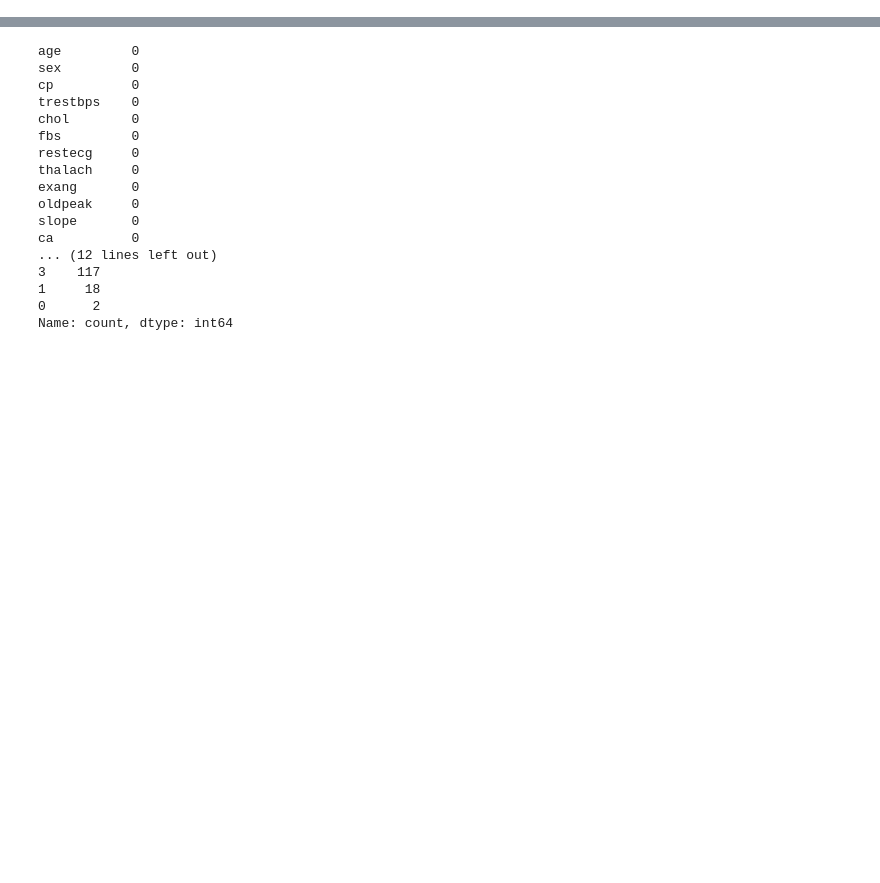
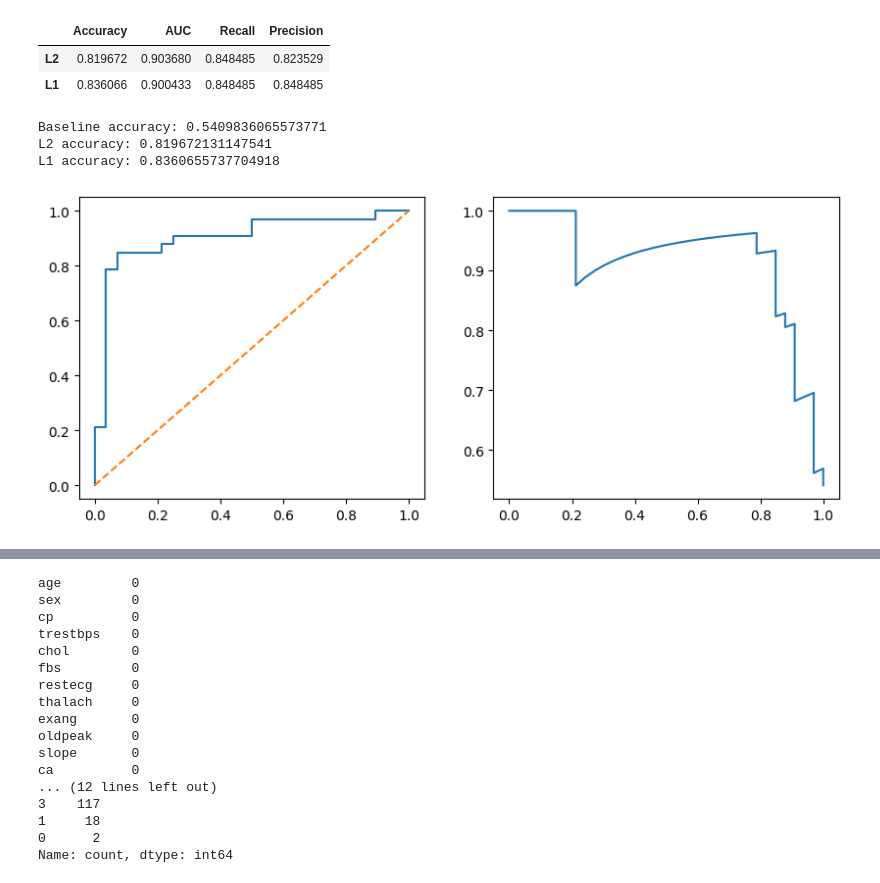
Before and after one commit to linhsand/CatLinh_lab_Machinelearning, a Jupyter notebook: 01-Hoc-May/01-Phan-Loai/TT-04-Logistic-Regression/notebooks/logistic_heart.ipynb, the cells around one changed output, grey strips where cells are left out. Cells and saved outputs as stored; diff of their text form; code cells hidden in the pictures; blank space fills up the shorter version.

```diff
--- a/01-Hoc-May/01-Phan-Loai/TT-04-Logistic-Regression/notebooks/logistic_heart.ipynb
+++ b/01-Hoc-May/01-Phan-Loai/TT-04-Logistic-Regression/notebooks/logistic_heart.ipynb
@@ -13,0 +107,19 @@ Còn lại: 302 dòng
+# %%
+#train logistic regression với CV chọn C
+from sklearn.pipeline import Pipeline
+from sklearn.linear_model import LogisticRegressionCV
+from sklearn.model_selection import StratifiedKFold
+
+def train_logreg(penalty):
+    solver = 'liblinear' if penalty == 'l1' else 'lbfgs'
+    model = LogisticRegressionCV(
+        Cs=10, cv=StratifiedKFold(5, shuffle=True, random_state=42),
+        penalty=penalty, solver=solver,
+        scoring='roc_auc',      # xem cảnh báo bên dưới
+        max_iter=5000, random_state=42,
+    )
+    pipe = Pipeline([('prep', preprocessor), ('clf', model)])
+    pipe.fit(X_train, y_train)
+    return pipe
+
+pipe_l2 = train_logreg('l2')
@@ -13,0 +202,37 @@ Còn lại: 302 dòng
+# %%
+comparison = pd.DataFrame(
+    [result_l2, result_l1],
+    index=["L2", "L1"]
+)
+
+comparison
+# %% [output]
+|  | Accuracy | AUC | Recall | Precision |
+| L2 | 0.819672 | 0.903680 | 0.848485 | 0.823529 |
+| L1 | 0.836066 | 0.900433 | 0.848485 | 0.848485 |
+# %%
+#so sánh với baseline
+baseline_accuracy = dummy.score(X_test, y_test)
+
+print("Baseline accuracy:", baseline_accuracy)
+print("L2 accuracy:", result_l2["Accuracy"])
+print("L1 accuracy:", result_l1["Accuracy"])
+# %% [output]
+Baseline accuracy: 0.5409836065573771
+L2 accuracy: 0.819672131147541
+L1 accuracy: 0.8360655737704918
+# %%
+#vẽ ROC và precision recall
+from sklearn.metrics import roc_curve, precision_recall_curve, roc_auc_score
+import matplotlib.pyplot as plt
+
+y_proba = pipe_l2.predict_proba(X_test)[:,1]
+fpr, tpr, _ = roc_curve(y_test, y_proba)
+precision, recall, thresholds = precision_recall_curve(y_test, y_proba)
+
+fig, ax = plt.subplots(1,2, figsize=(10,4))
+ax[0].plot(fpr, tpr); ax[0].plot([0,1],[0,1],'--')
+ax[1].plot(recall, precision)
+plt.show()
+# %% [output]
+[figure, added]
```
Also changed, not shown: parts of 17 cells of this notebook, 12 other files.
